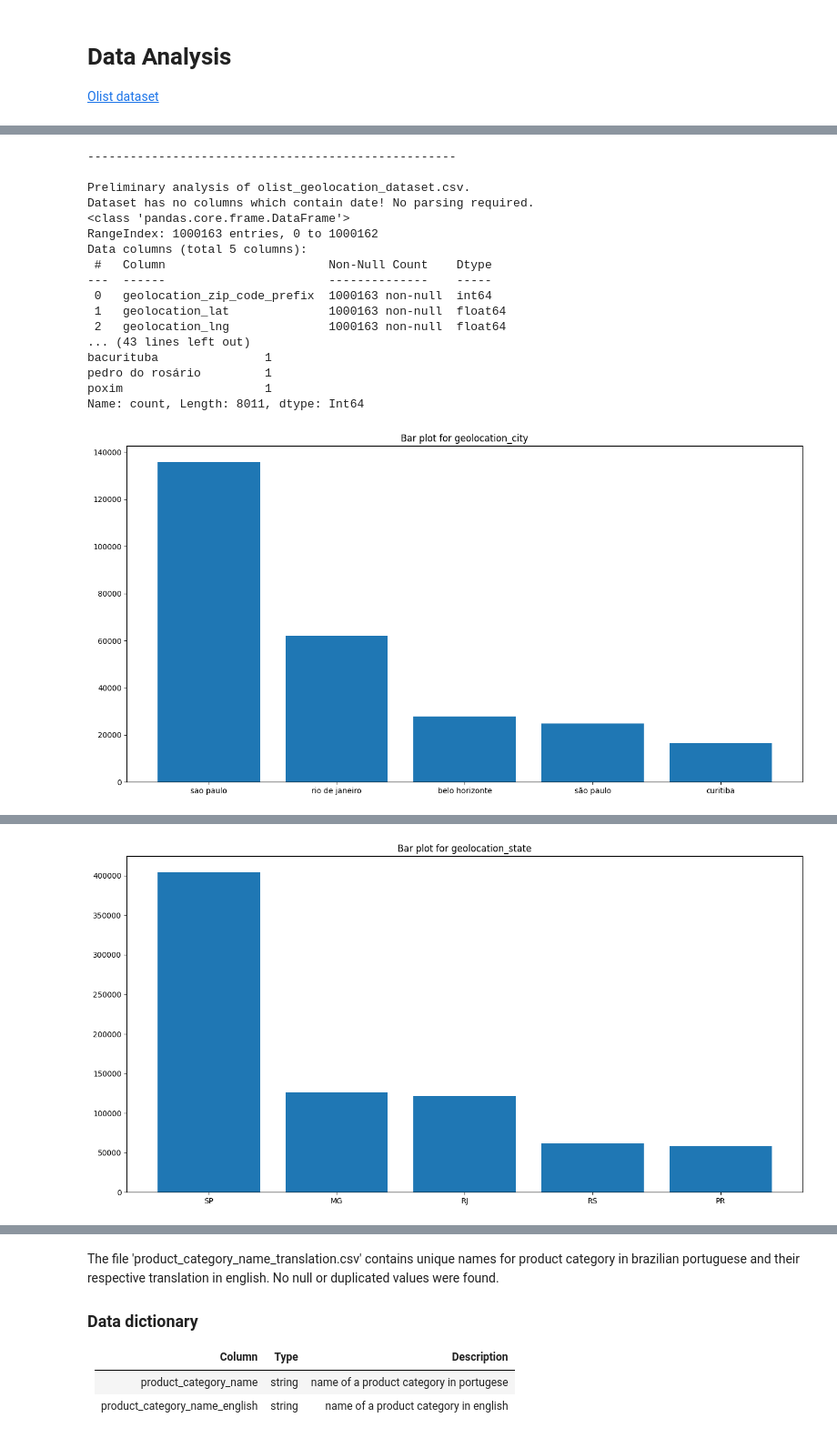
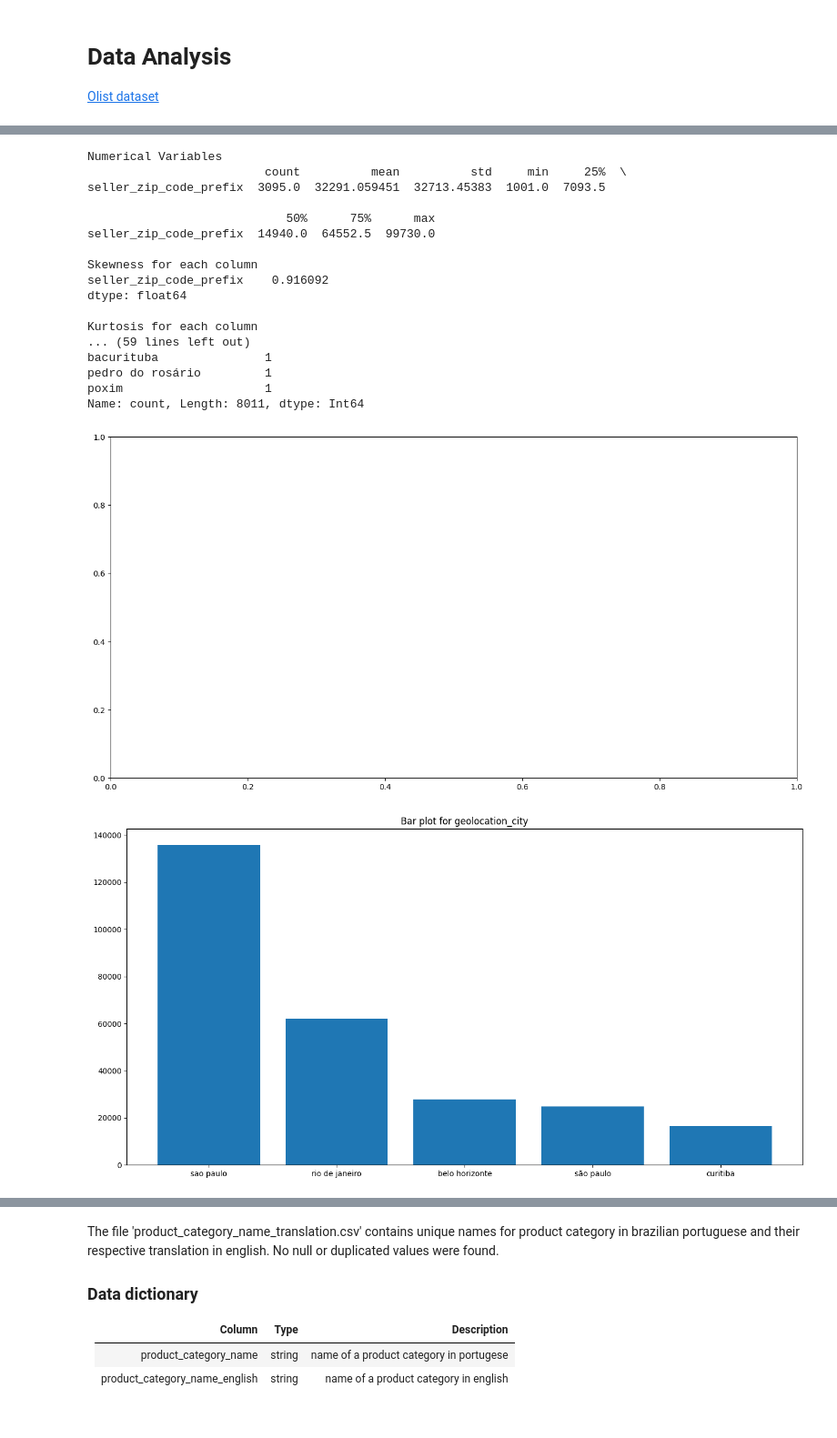
Before and after one commit to gasobral/data-science, a Jupyter notebook: client_segmentation/notebooks/01-first_look_data.ipynb, the cells around one changed output, grey strips where cells are left out. Shown: that part at 91% size. Cells and saved outputs as stored; diff of their text form; code cells hidden in the pictures.

```diff
--- a/client_segmentation/notebooks/01-first_look_data.ipynb
+++ b/client_segmentation/notebooks/01-first_look_data.ipynb
@@ -108,10 +113,16 @@ data_mapping = {
     'olist_customers_dataset': olist_customers_dataset_map
 }
 # %%
-def univariate_categorial(categorical_vars: pd.DataFrame,
+def univariate_categorical(categorical_vars: pd.DataFrame,
                           num_rows: int = 5):
     """
     Perform univariate analysis for categorial variables.
+
+    Arguments
+    ---------
+    categorical_vars: a data frame with only categorical variables.
+
+    num_rows: number of distinct categories to be plotted in barplot.
     """
 
     ## check if there is any categorial variable for processing
@@ -149,6 +188,17 @@ def data_aquisition(file_path: Path,
                     data_mapping: dict) -> pd.DataFrame:
     """
     Given a file path, reads a dataset and return a data frame.
+
+    Arguments
+    ---------
+    file_path: a file path for a csv file.
+
+    data_mapping: a dictionary with a mapping, which tells type of data
+                  for each column of csv file.
+
+    Return
+    ------
+    A data frame with the data loaded from csv file.
     """
 
     ## create file without file extention (suffix) in order to
@@ -197,10 +247,15 @@ for curr_file in INTERIM_DATA_DIR.iterdir():
         print(f'Number of duplicated rows: '
               f'{dataset.duplicated().sum()}\n')
 
-        ## TODO: fazer a análise univariada
+        ## perform univariate analysis for numerical and
+        ## categorical variables
         print('Univariate Analysis\nCategorial Variables')
         categorical_vars = dataset.select_dtypes(include=['string'])
-        univariate_categorial(categorical_vars)
+        univariate_categorical(categorical_vars)
+        ## TODO: fazer a análise univariada das variáveis numéricas
+        print('Numerical Variables')
+        numerical_vars = dataset.select_dtypes(include=['number'])
+        univariate_numerical(numerical_vars)
         print(end='----------------------------------------------------\n\n')
 # %% [output]
 Preliminary analysis of product_category_name_translation.csv.
@@ -219,44 +274,45 @@ None
 condor               1
 bocaiuva do sul      1
 leme                 1
 Name: count, Length: 611, dtype: Int64
 [figure]
 Number of unique values for seller_state: 23
 seller_state
 SP    1849
 PR     349
 MG     244
 SC     190
 RJ     171
 RS     129
 GO      40
 DF      30
 ES      23
 BA      19
 ... (10 lines left out)
 MA       1
 AM       1
 PA       1
 Name: count, dtype: Int64
 [figure]
-----------------------------------------------------
+Numerical Variables
+                         count          mean          std     min     25%  \
+seller_zip_code_prefix  3095.0  32291.059451  32713.45383  1001.0  7093.5
 
-Preliminary analysis of olist_geolocation_dataset.csv.
-Dataset has no columns which contain date! No parsing required.
-<class 'pandas.core.frame.DataFrame'>
-RangeIndex: 1000163 entries, 0 to 1000162
-Data columns (total 5 columns):
- #   Column                       Non-Null Count    Dtype
----  ------                       --------------    -----
- 0   geolocation_zip_code_prefix  1000163 non-null  int64
- 1   geolocation_lat              1000163 non-null  float64
- 2   geolocation_lng              1000163 non-null  float64
-... (43 lines left out)
+                            50%      75%      max
+seller_zip_code_prefix  14940.0  64552.5  99730.0
+
+Skewness for each column
+seller_zip_code_prefix    0.916092
+dtype: float64
+
+Kurtosis for each column
+... (59 lines left out)
 bacurituba               1
 pedro do rosário         1
 poxim                    1
 Name: count, Length: 8011, dtype: Int64
-[figure, old version]
+[figure, new version]
+[figure, new version]
 Number of unique values for geolocation_state: 27
 geolocation_state
 SP    404268
@@ -274,4 +330,3 @@ AC      1301
 AP       853
 RR       646
 Name: count, dtype: Int64
-[figure, old version]
```
Also changed, not shown: parts of 5 cells of this notebook, 3 other files.
